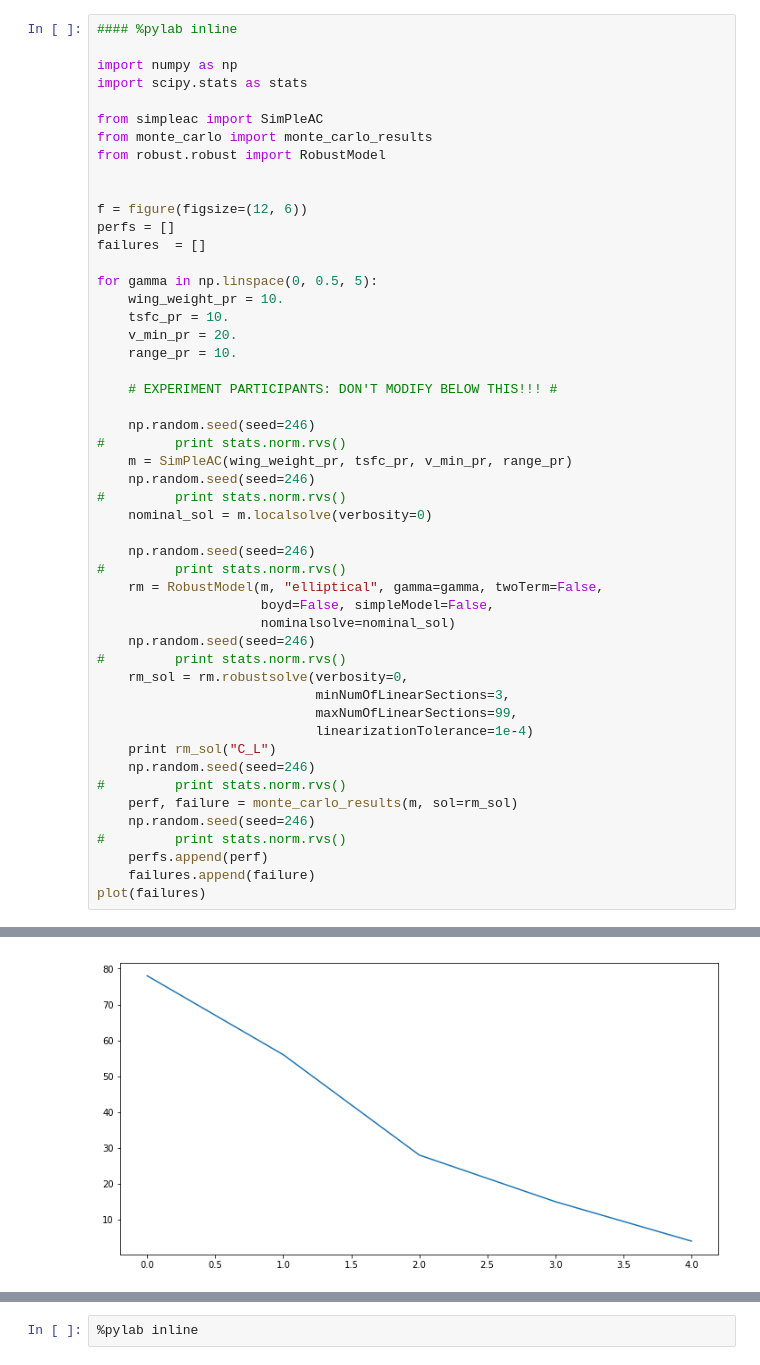
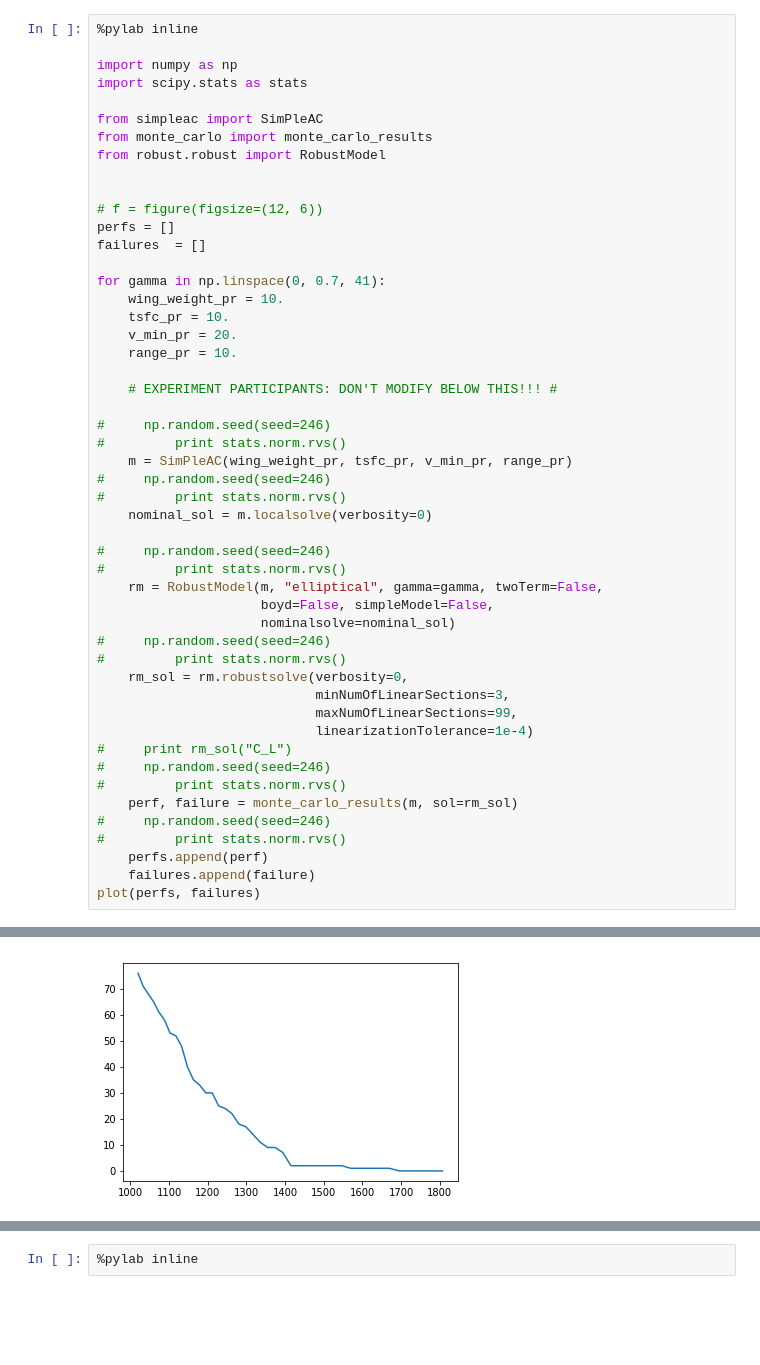
Before and after one commit to convexengineering/exprobust, a Jupyter notebook: demonstration of stochasticity in robust model formulation.ipynb, the cells around one changed output, grey strips where cells are left out. Saved outputs shown, nothing was run; the diff lists cells and outputs as text; blank space fills up the shorter version.

Commit message:
working robust_gamma

```diff
--- a/demonstration of stochasticity in robust model formulation.ipynb
+++ b/demonstration of stochasticity in robust model formulation.ipynb
@@ -1,5 +1,5 @@
 # %%
-#### %pylab inline
+%pylab inline
 
 import numpy as np
 import scipy.stats as stats
@@ -9,11 +9,11 @@ from monte_carlo import monte_carlo_results
 from robust.robust import RobustModel
 
 
-f = figure(figsize=(12, 6))
+# f = figure(figsize=(12, 6))
 perfs = []
 failures  = []
 
-for gamma in np.linspace(0, 0.5, 5):
+for gamma in np.linspace(0, 0.7, 41):
     wing_weight_pr = 10.
     tsfc_pr = 10.
     v_min_pr = 20.
@@ -21,31 +21,31 @@ for gamma in np.linspace(0, 0.5, 5):
 
     # EXPERIMENT PARTICIPANTS: DON'T MODIFY BELOW THIS!!! #
 
-    np.random.seed(seed=246)
+#     np.random.seed(seed=246)
 #         print stats.norm.rvs()
     m = SimPleAC(wing_weight_pr, tsfc_pr, v_min_pr, range_pr)
-    np.random.seed(seed=246)
+#     np.random.seed(seed=246)
 #         print stats.norm.rvs()
     nominal_sol = m.localsolve(verbosity=0)
 
-    np.random.seed(seed=246)
+#     np.random.seed(seed=246)
 #         print stats.norm.rvs()
     rm = RobustModel(m, "elliptical", gamma=gamma, twoTerm=False,
                      boyd=False, simpleModel=False,
                      nominalsolve=nominal_sol)
-    np.random.seed(seed=246)
+#     np.random.seed(seed=246)
 #         print stats.norm.rvs()
     rm_sol = rm.robustsolve(verbosity=0,
                             minNumOfLinearSections=3,
                             maxNumOfLinearSections=99,
                             linearizationTolerance=1e-4)
-    print rm_sol("C_L")
-    np.random.seed(seed=246)
+#     print rm_sol("C_L")
+#     np.random.seed(seed=246)
 #         print stats.norm.rvs()
     perf, failure = monte_carlo_results(m, sol=rm_sol)
-    np.random.seed(seed=246)
+#     np.random.seed(seed=246)
 #         print stats.norm.rvs()
     perfs.append(perf)
     failures.append(failure)
-plot(failures)
+plot(perfs, failures)
 # %% [output]
@@ -67,2 +69,2 @@ Fuel consumption: 1513 lbs
 [<matplotlib.lines.Line2D at 0x...>]
-[figure, old version]
+[figure, new version]
```
Also changed, not shown: parts of 7 cells of this notebook, 2 other files.
